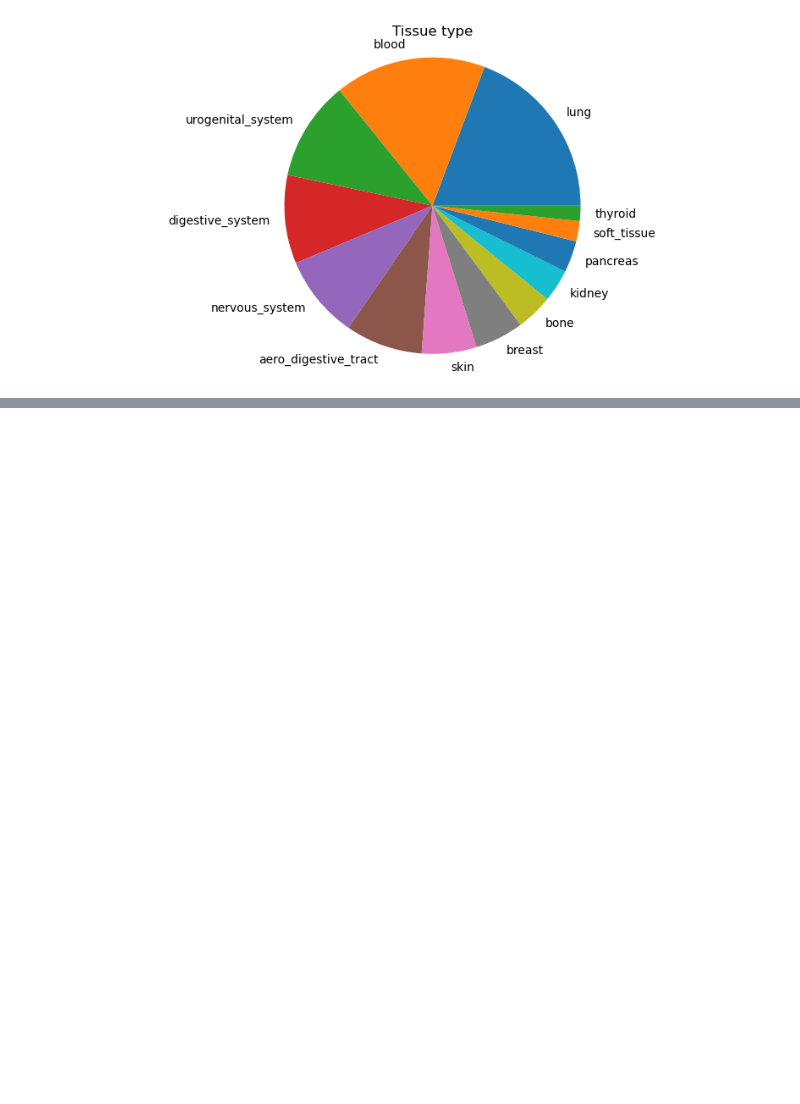
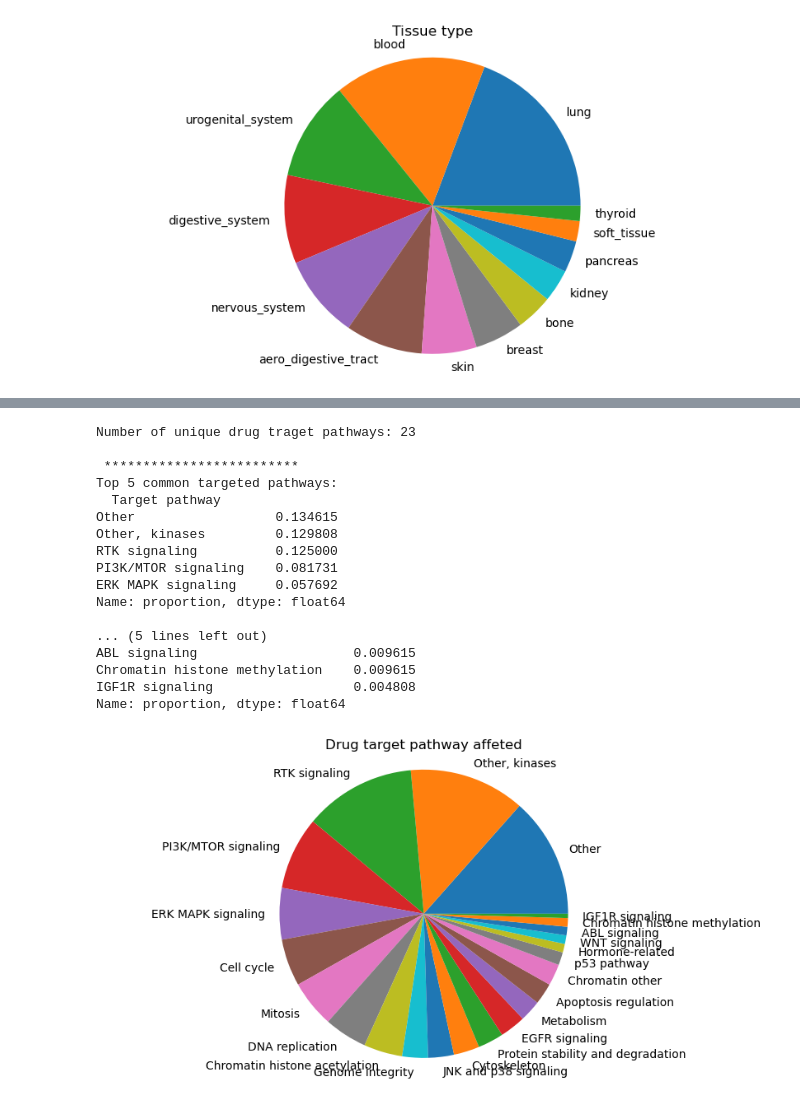
Before and after one commit to ricardofoliveira61/ML-data-analysis, a Jupyter notebook: GDSC1.ipynb, the cells around one changed output, grey strips where cells are left out. Drawn from its saved outputs; the diff is of its cells as text; code cells hidden in the pictures; blank space fills up the shorter version.

```diff
--- a/GDSC1.ipynb
+++ b/GDSC1.ipynb
@@ -372,0 +410,38 @@ Name: proportion, dtype: float64
+# %%
+target_pathways = drugs[" Target pathway"].value_counts(normalize=True)
+
+print("Number of unique drug traget pathways:", len(np.unique(drugs[" Target pathway"])))
+print("\n","*************************")
+print("Top 5 common targeted pathways:\n", target_pathways[0:5])
+print("\n","*************************")
+print("Top 5 most rare targeted pathways:\n",target_pathways[-5:])
+
+
+plt.figure(figsize=(10, 5))
+# Create a pie chart
+plt.pie(drugs[" Target pathway"].value_counts(normalize=True), labels = drugs[" Target pathway"].value_counts(normalize=True).index)
+# Equal aspect ratio ensures that pie is drawn as a circle.
+plt.axis('equal')
+# Defines the pieplot title
+plt.title('Drug target pathway affeted')
+# Display the chart
+plt.show()
+# %% [output]
+Number of unique drug traget pathways: 23
+
+ *************************
+Top 5 common targeted pathways:
+  Target pathway
+Other                  0.134615
+Other, kinases         0.129808
+RTK signaling          0.125000
+PI3K/MTOR signaling    0.081731
+ERK MAPK signaling     0.057692
+Name: proportion, dtype: float64
+
+... (5 lines left out)
+ABL signaling                    0.009615
+Chromatin histone methylation    0.009615
+IGF1R signaling                  0.004808
+Name: proportion, dtype: float64
+[figure, added]
```
Also changed, not shown: parts of 20 cells of this notebook.
